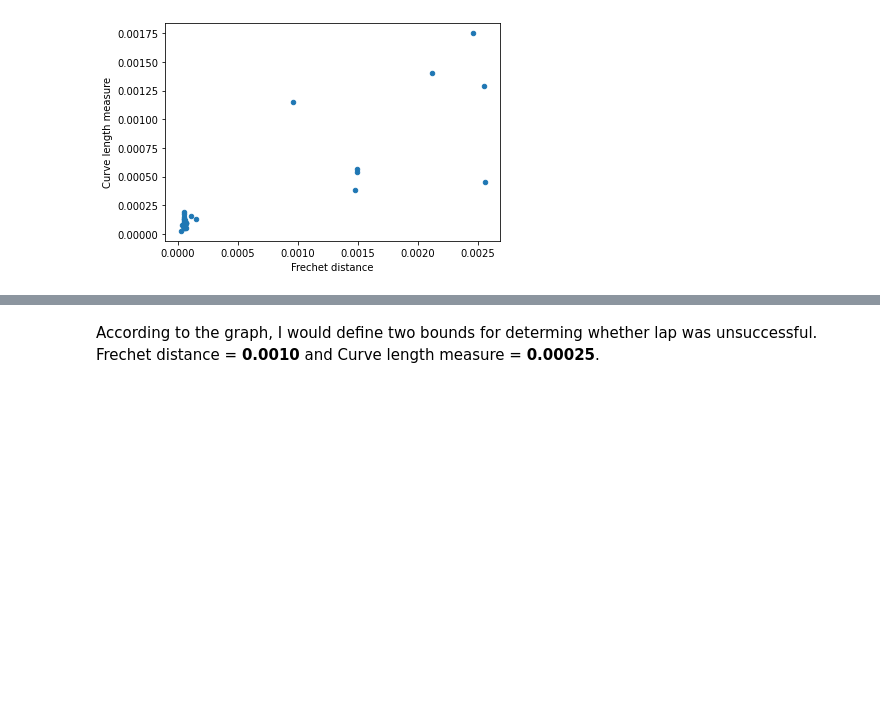
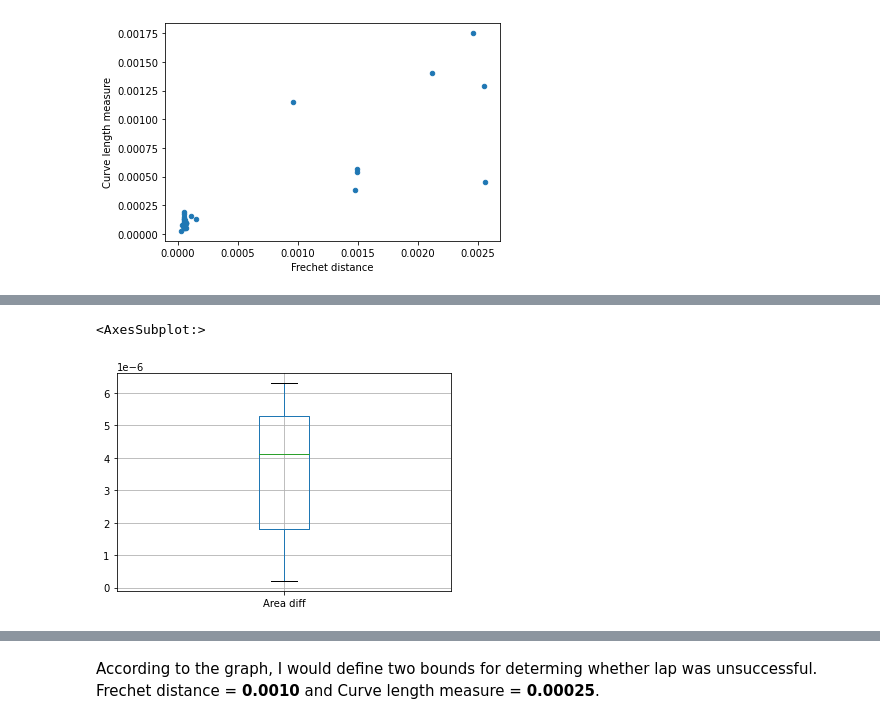
Before and after one commit to fiit-team-08/car-components-ml, a Jupyter notebook: laps_separation.ipynb, the cells around one changed output, grey strips where cells are left out. Cells and saved outputs as stored; diff of their text form; code cells hidden in the pictures; blank space fills up the shorter version.

```diff
--- a/laps_separation.ipynb
+++ b/laps_separation.ipynb
@@ -33,3 +41,8 @@ differences.plot.scatter(x='Frechet distance', y='Curve length measure')
+# %%
+differences.boxplot(column=['Area diff'])
+# %% [output]
+<AxesSubplot:>
+[figure, added]
 # %%
 differences[(differences['Frechet distance'] > 0.0018) | (differences['Curve length measure'] > 0.00075)]
 # %% [output]
```
Also changed, not shown: parts of 22 cells of this notebook.
